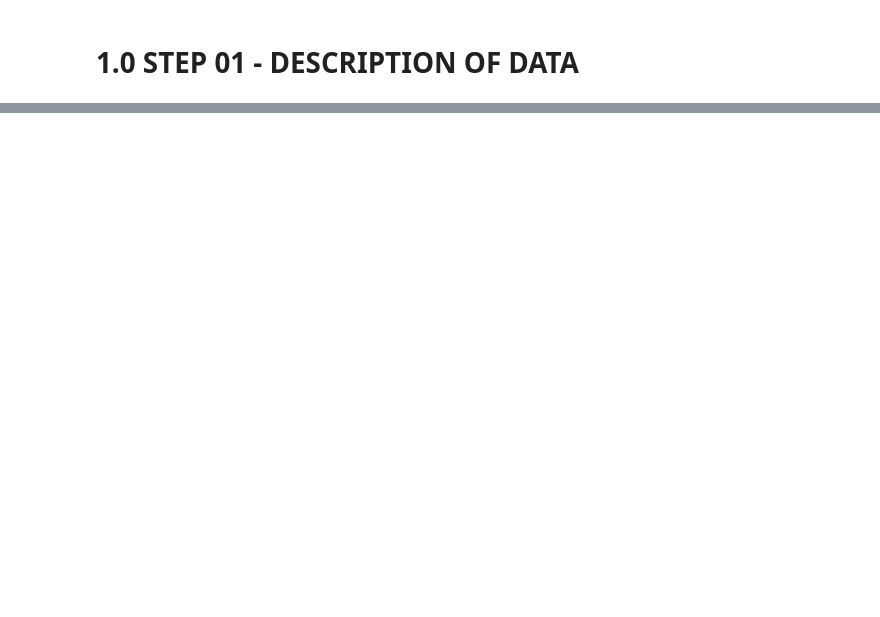
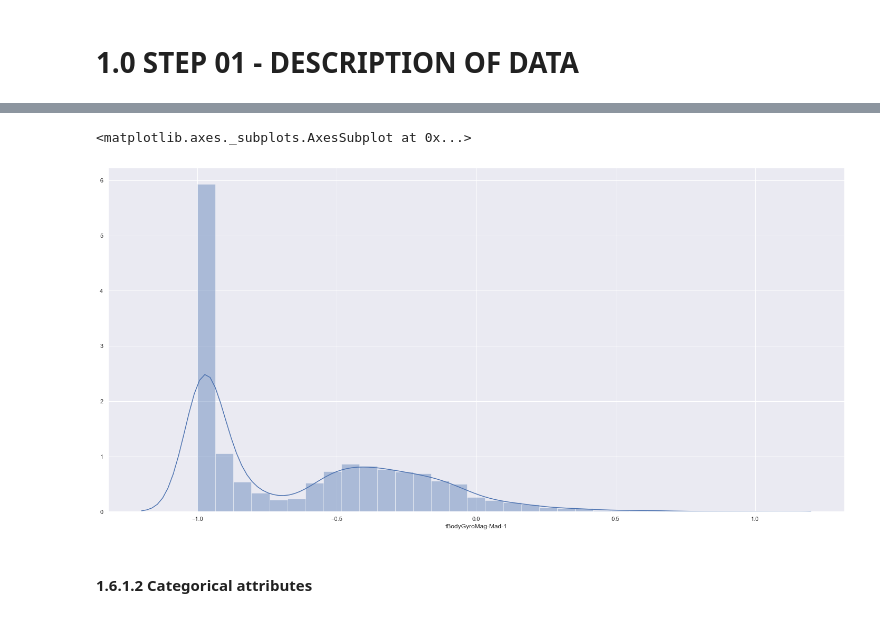
Before and after one commit to panambY/Human_Activity_Recognition, a Jupyter notebook: Human_Activity_Recognition.ipynb, the cells around one changed output, grey strips where cells are left out. Cells and saved outputs as stored; diff of their text form; code cells hidden in the pictures; blank space fills up the shorter version.

```diff
--- a/Human_Activity_Recognition.ipynb
+++ b/Human_Activity_Recognition.ipynb
@@ -50,7 +51,7 @@ df_X_raw.columns = cols_name
 # join
 df_raw = df_X_raw
 df_raw['subject'] = df_subject_raw
-df_raw['target'] = df_y_raw
+df_raw['position'] = df_y_raw
 # %%
 df_raw.sample()
 # %% [output]
@@ -58,0 +60,16 @@ df_raw.sample()
+# %%
+# To make the exploration of the data that we are going to do later on, I will replace the numbers contained in the target column with their respective references.
+# This relation is contained in the file "activity_labels"
+
+df_raw['position'] = df_raw['position'].map( {  1 : 'WALKING',
+                                            2 : 'WALKING_UPSTAIRS',
+                                            3 : 'WALKING_DOWNSTAIRS',
+                                            4 : 'SITTING',
+                                            5 : 'STANDING',
+                                            6 : 'LAYING',
+                                            7 : 'STAND_TO_SIT',
+                                            8 : 'SIT_TO_STAND',
+                                            9 : 'SIT_TO_LIE',
+                                            10 : 'LIE_TO_SIT',
+                                            11 : 'STAND_TO_LIE',
+                                            12 : 'LIE_TO_STAND' } )
@@ -62,0 +285,7 @@ df1 = df_raw.copy()
+# %%
+sns.distplot( df1['tBodyGyroMag-Mad-1'] )
+# %% [output]
+<matplotlib.axes._subplots.AxesSubplot at 0x...>
+[figure, added]
+# %% [markdown]
+#### 1.6.1.2 Categorical attributes
```
Also changed, not shown: parts of 36 cells of this notebook.
